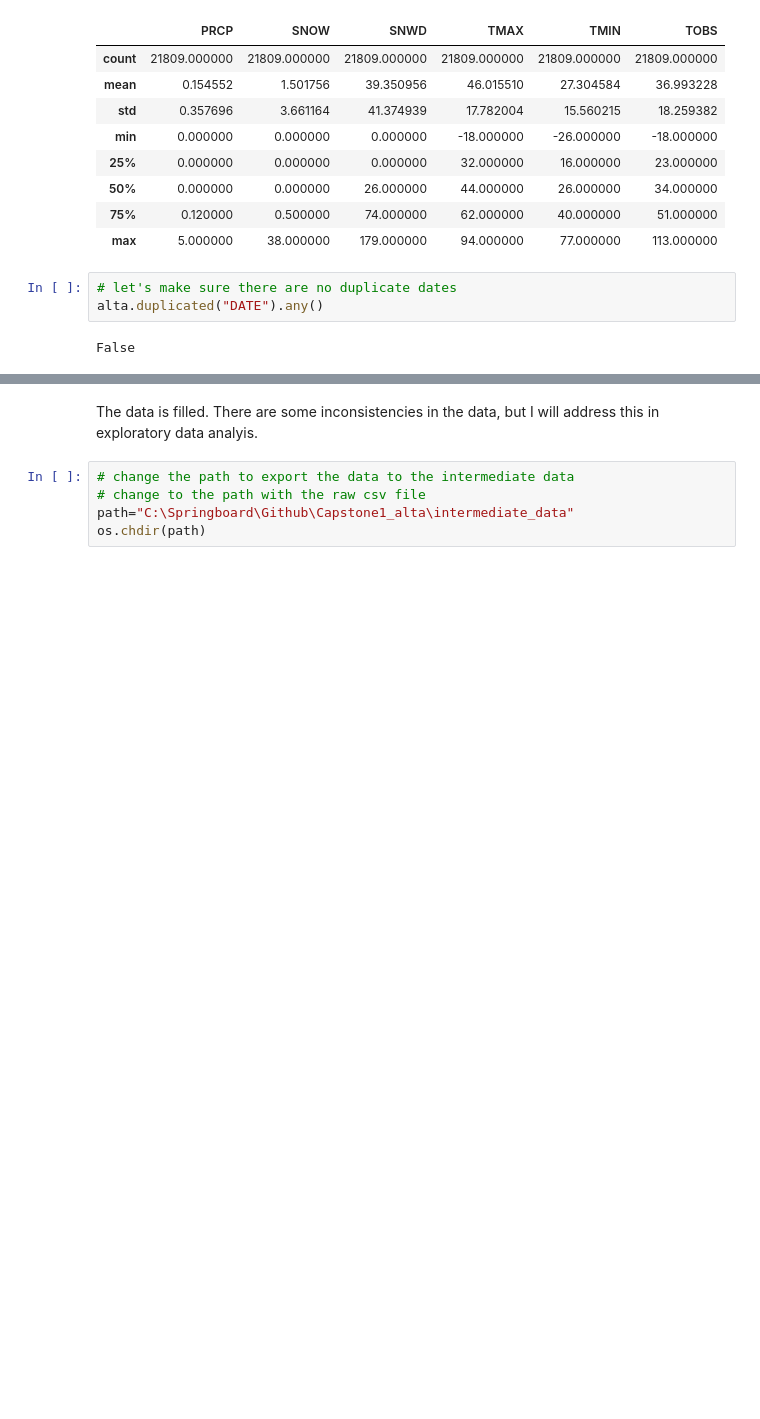
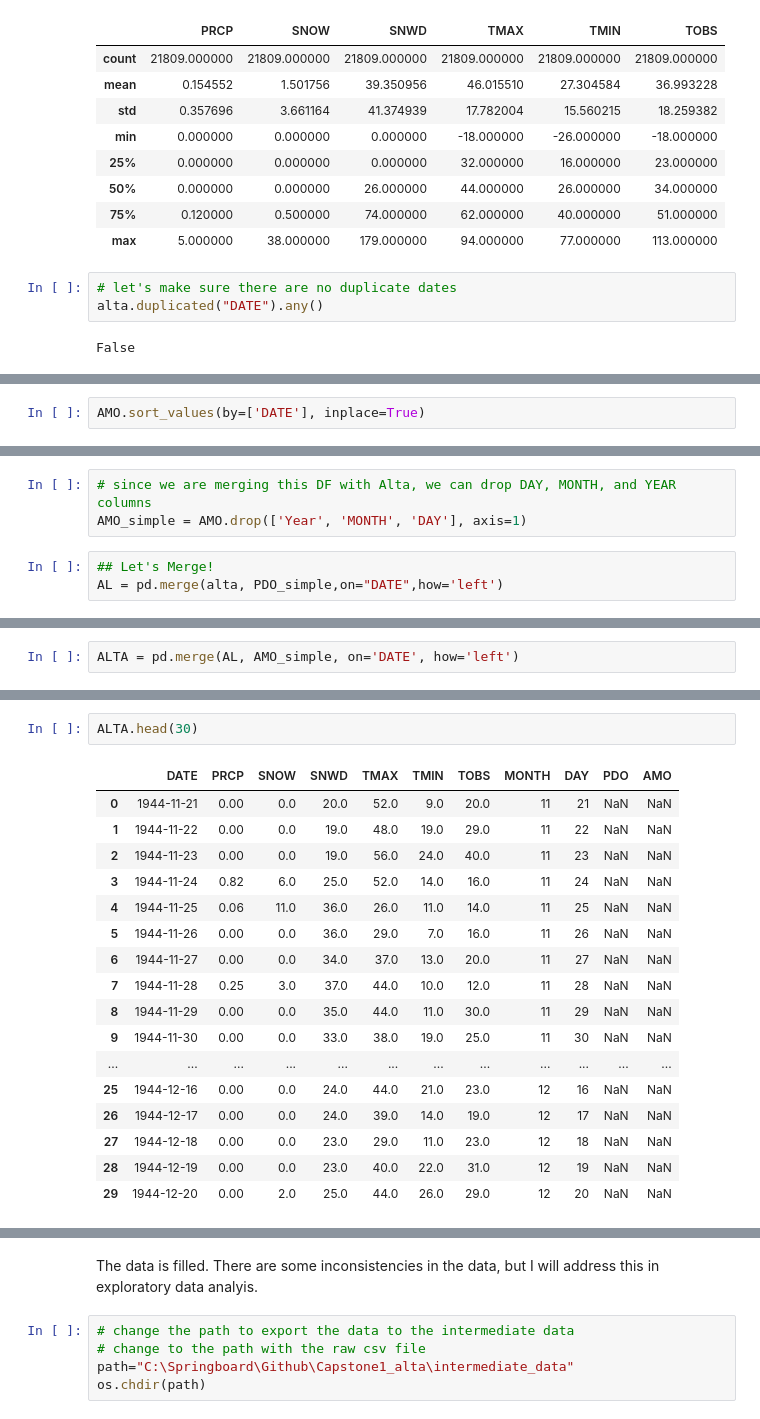
Before and after one commit to sjrekuc/Alta-Snowfall-Modeling, a Jupyter notebook: Capstone1_Data_Wrangling.ipynb, the cells around one changed output, grey strips where cells are left out. Cells and saved outputs as stored; diff of their text form; blank space fills up the shorter version.

```diff
--- a/Capstone1_Data_Wrangling.ipynb
+++ b/Capstone1_Data_Wrangling.ipynb
@@ -323,0 +668,2 @@ False
+# %%
+AMO.sort_values(by=['DATE'], inplace=True)
@@ -323,0 +714,6 @@ False
+# %%
+# since we are merging this DF with Alta, we can drop DAY, MONTH, and YEAR columns
+AMO_simple = AMO.drop(['Year', 'MONTH', 'DAY'], axis=1)
+# %%
+## Let's Merge!
+AL = pd.merge(alta, PDO_simple,on="DATE",how='left')
@@ -323,0 +740,2 @@ False
+# %%
+ALTA = pd.merge(AL, AMO_simple, on='DATE', how='left')
@@ -323,0 +763,20 @@ False
+# %%
+ALTA.head(30)
+# %% [output]
+|  | DATE | PRCP | SNOW | SNWD | TMAX | TMIN | TOBS | MONTH | DAY | PDO | AMO |
+| 0 | 1944-11-21 | 0.00 | 0.0 | 20.0 | 52.0 | 9.0 | 20.0 | 11 | 21 | NaN | NaN |
+| 1 | 1944-11-22 | 0.00 | 0.0 | 19.0 | 48.0 | 19.0 | 29.0 | 11 | 22 | NaN | NaN |
+| 2 | 1944-11-23 | 0.00 | 0.0 | 19.0 | 56.0 | 24.0 | 40.0 | 11 | 23 | NaN | NaN |
+| 3 | 1944-11-24 | 0.82 | 6.0 | 25.0 | 52.0 | 14.0 | 16.0 | 11 | 24 | NaN | NaN |
+| 4 | 1944-11-25 | 0.06 | 11.0 | 36.0 | 26.0 | 11.0 | 14.0 | 11 | 25 | NaN | NaN |
+| 5 | 1944-11-26 | 0.00 | 0.0 | 36.0 | 29.0 | 7.0 | 16.0 | 11 | 26 | NaN | NaN |
+| 6 | 1944-11-27 | 0.00 | 0.0 | 34.0 | 37.0 | 13.0 | 20.0 | 11 | 27 | NaN | NaN |
+| 7 | 1944-11-28 | 0.25 | 3.0 | 37.0 | 44.0 | 10.0 | 12.0 | 11 | 28 | NaN | NaN |
+| 8 | 1944-11-29 | 0.00 | 0.0 | 35.0 | 44.0 | 11.0 | 30.0 | 11 | 29 | NaN | NaN |
+| 9 | 1944-11-30 | 0.00 | 0.0 | 33.0 | 38.0 | 19.0 | 25.0 | 11 | 30 | NaN | NaN |
+| ... | ... | ... | ... | ... | ... | ... | ... | ... | ... | ... | ... |
+| 25 | 1944-12-16 | 0.00 | 0.0 | 24.0 | 44.0 | 21.0 | 23.0 | 12 | 16 | NaN | NaN |
+| 26 | 1944-12-17 | 0.00 | 0.0 | 24.0 | 39.0 | 14.0 | 19.0 | 12 | 17 | NaN | NaN |
+| 27 | 1944-12-18 | 0.00 | 0.0 | 23.0 | 29.0 | 11.0 | 23.0 | 12 | 18 | NaN | NaN |
+| 28 | 1944-12-19 | 0.00 | 0.0 | 23.0 | 40.0 | 22.0 | 31.0 | 12 | 19 | NaN | NaN |
+| 29 | 1944-12-20 | 0.00 | 2.0 | 25.0 | 44.0 | 26.0 | 29.0 | 12 | 20 | NaN | NaN |
```
Also changed, not shown: parts of 57 cells of this notebook, 2 other files.
